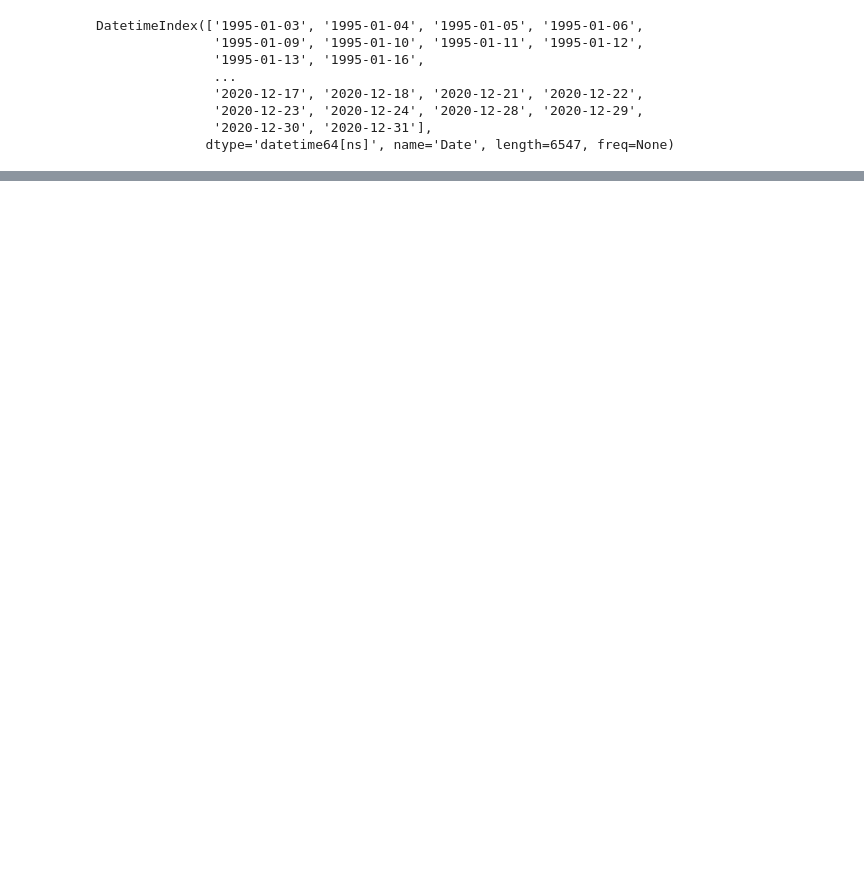
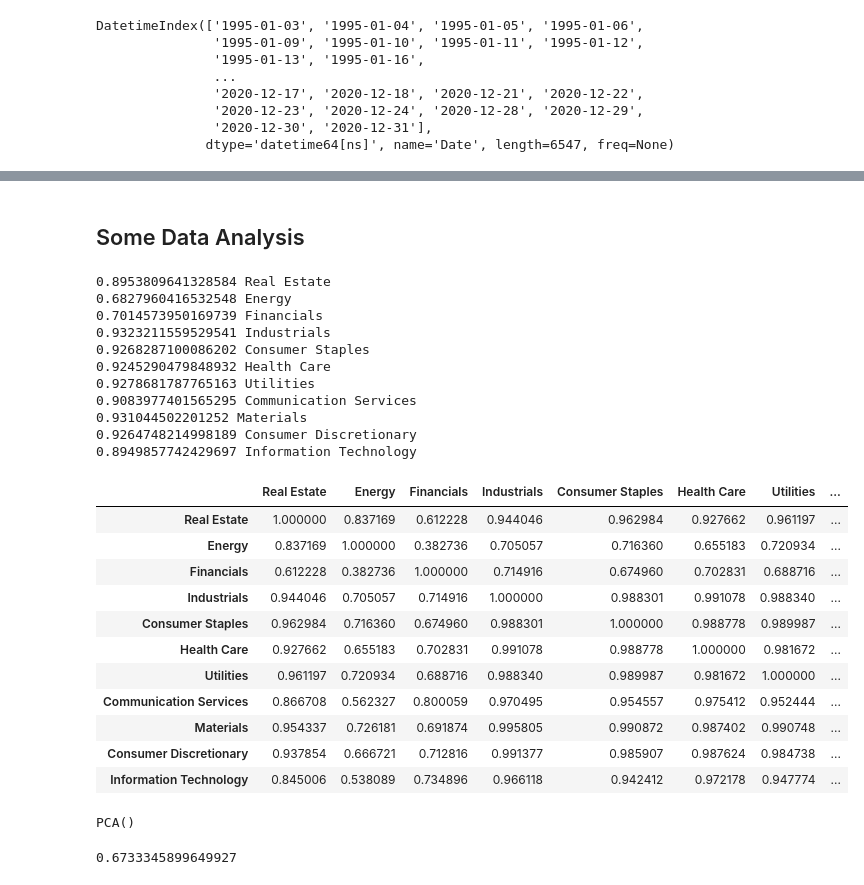
Before and after one commit to TobiasW1891/Finance, a Jupyter notebook: Get Finance Data.ipynb, the cells around one changed output, grey strips where cells are left out. Saved outputs shown, nothing was run; the diff lists cells and outputs as text; code cells hidden in the pictures; blank space fills up the shorter version.

```diff
--- a/Get Finance Data.ipynb
+++ b/Get Finance Data.ipynb
@@ -181,0 +172,42 @@ SectorsDF.corr()
+# %% [markdown]
+## Some Data Analysis
+# %%
+Corr = SectorsDF.corr()
+
+for i in Corr.columns:
+    print(np.mean(Corr[i]),i)
+
+Corr
+# %% [output]
+0.8953809641328584 Real Estate
+0.6827960416532548 Energy
+0.7014573950169739 Financials
+0.9323211559529541 Industrials
+0.9268287100086202 Consumer Staples
+0.9245290479848932 Health Care
+0.9278681787765163 Utilities
+0.9083977401565295 Communication Services
+0.931044502201252 Materials
+0.9264748214998189 Consumer Discretionary
+0.8949857742429697 Information Technology
+|  | Real Estate | Energy | Financials | Industrials | Consumer Staples | Health Care | Utilities | ... |
+| Real Estate | 1.000000 | 0.837169 | 0.612228 | 0.944046 | 0.962984 | 0.927662 | 0.961197 | ... |
+| Energy | 0.837169 | 1.000000 | 0.382736 | 0.705057 | 0.716360 | 0.655183 | 0.720934 | ... |
+| Financials | 0.612228 | 0.382736 | 1.000000 | 0.714916 | 0.674960 | 0.702831 | 0.688716 | ... |
+| Industrials | 0.944046 | 0.705057 | 0.714916 | 1.000000 | 0.988301 | 0.991078 | 0.988340 | ... |
+| Consumer Staples | 0.962984 | 0.716360 | 0.674960 | 0.988301 | 1.000000 | 0.988778 | 0.989987 | ... |
+| Health Care | 0.927662 | 0.655183 | 0.702831 | 0.991078 | 0.988778 | 1.000000 | 0.981672 | ... |
+| Utilities | 0.961197 | 0.720934 | 0.688716 | 0.988340 | 0.989987 | 0.981672 | 1.000000 | ... |
+| Communication Services | 0.866708 | 0.562327 | 0.800059 | 0.970495 | 0.954557 | 0.975412 | 0.952444 | ... |
+| Materials | 0.954337 | 0.726181 | 0.691874 | 0.995805 | 0.990872 | 0.987402 | 0.990748 | ... |
+| Consumer Discretionary | 0.937854 | 0.666721 | 0.712816 | 0.991377 | 0.985907 | 0.987624 | 0.984738 | ... |
+| Information Technology | 0.845006 | 0.538089 | 0.734896 | 0.966118 | 0.942412 | 0.972178 | 0.947774 | ... |
+# %%
+pca = PCA()
+pca.fit(Corr)
+# %% [output]
+PCA()
+# %%
+print(pca.explained_variance_ratio_[0])
+# %% [output]
+0.6733345899649927
```
Also changed, not shown: parts of 17 cells of this notebook.
